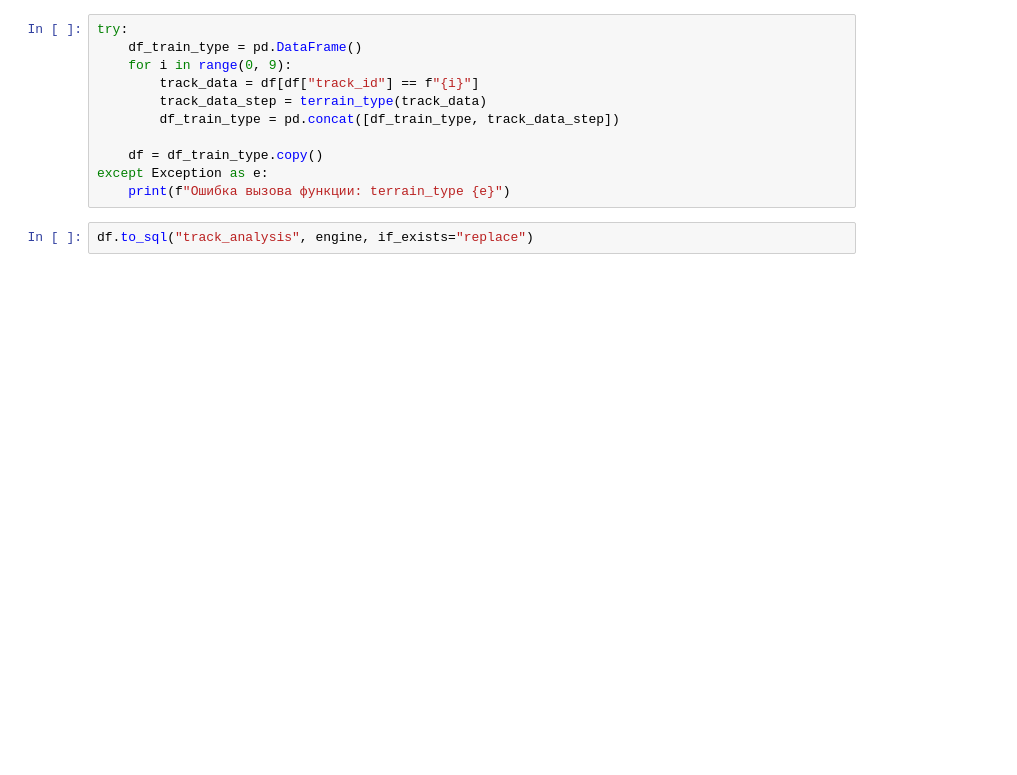
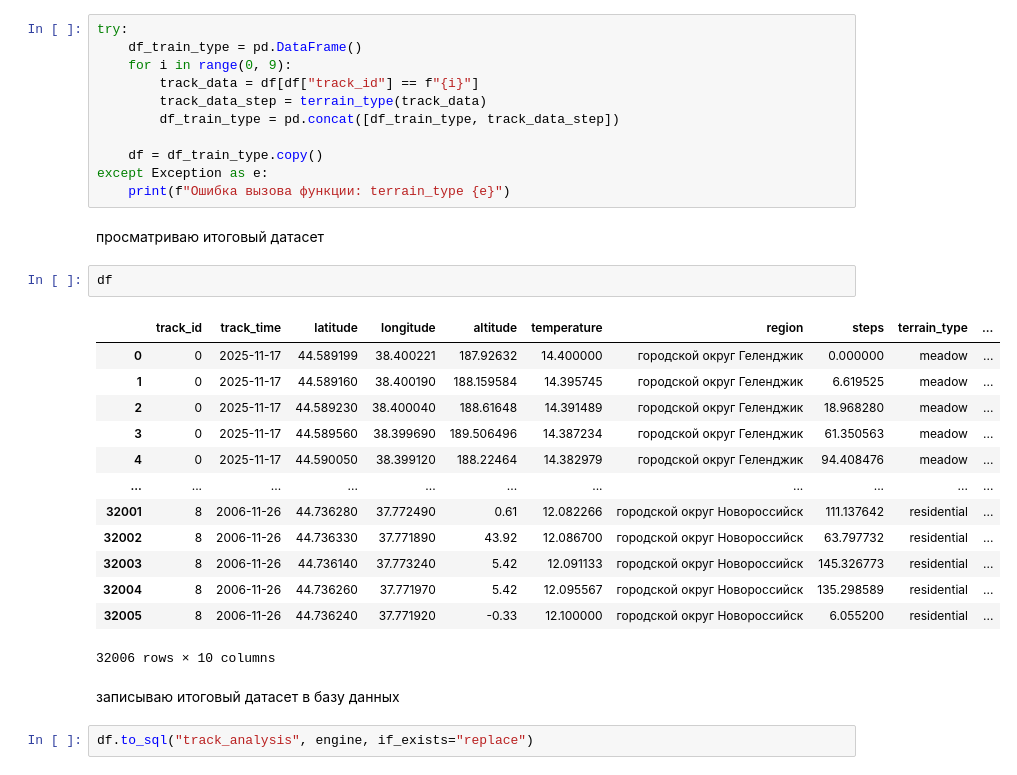
Before and after one commit to HungryArthur/champ, a Jupyter notebook: module_A/Report.ipynb, the cells around one changed output. Cells and saved outputs as stored; diff of their text form; blank space fills up the shorter version.

```diff
--- a/module_A/Report.ipynb
+++ b/module_A/Report.ipynb
@@ -369,6 +390,26 @@ try:
 	df = df_train_type.copy()
 except Exception as e:
     print(f"Ошибка вызова функции: terrain_type {e}")
+# %% [markdown]
+просматриваю итоговый датасет
+# %%
+df
+# %% [output]
+|  | track_id | track_time | latitude | longitude | altitude | temperature | region | steps | terrain_type | ... |
+| 0 | 0 | 2025-11-17 | 44.589199 | 38.400221 | 187.92632 | 14.400000 | городской округ Геленджик | 0.000000 | meadow | ... |
+| 1 | 0 | 2025-11-17 | 44.589160 | 38.400190 | 188.159584 | 14.395745 | городской округ Геленджик | 6.619525 | meadow | ... |
+| 2 | 0 | 2025-11-17 | 44.589230 | 38.400040 | 188.61648 | 14.391489 | городской округ Геленджик | 18.968280 | meadow | ... |
+| 3 | 0 | 2025-11-17 | 44.589560 | 38.399690 | 189.506496 | 14.387234 | городской округ Геленджик | 61.350563 | meadow | ... |
+| 4 | 0 | 2025-11-17 | 44.590050 | 38.399120 | 188.22464 | 14.382979 | городской округ Геленджик | 94.408476 | meadow | ... |
+| ... | ... | ... | ... | ... | ... | ... | ... | ... | ... | ... |
+| 32001 | 8 | 2006-11-26 | 44.736280 | 37.772490 | 0.61 | 12.082266 | городской округ Новороссийск | 111.137642 | residential | ... |
+| 32002 | 8 | 2006-11-26 | 44.736330 | 37.771890 | 43.92 | 12.086700 | городской округ Новороссийск | 63.797732 | residential | ... |
+| 32003 | 8 | 2006-11-26 | 44.736140 | 37.773240 | 5.42 | 12.091133 | городской округ Новороссийск | 145.326773 | residential | ... |
+| 32004 | 8 | 2006-11-26 | 44.736260 | 37.771970 | 5.42 | 12.095567 | городской округ Новороссийск | 135.298589 | residential | ... |
+| 32005 | 8 | 2006-11-26 | 44.736240 | 37.771920 | -0.33 | 12.100000 | городской округ Новороссийск | 6.055200 | residential | ... |
+32006 rows × 10 columns
+# %% [markdown]
+записываю итоговый датасет в базу данных
 # %%
 df.to_sql("track_analysis", engine, if_exists="replace")
 # %% [output]
```
Also changed, not shown: parts of 45 cells of this notebook.
